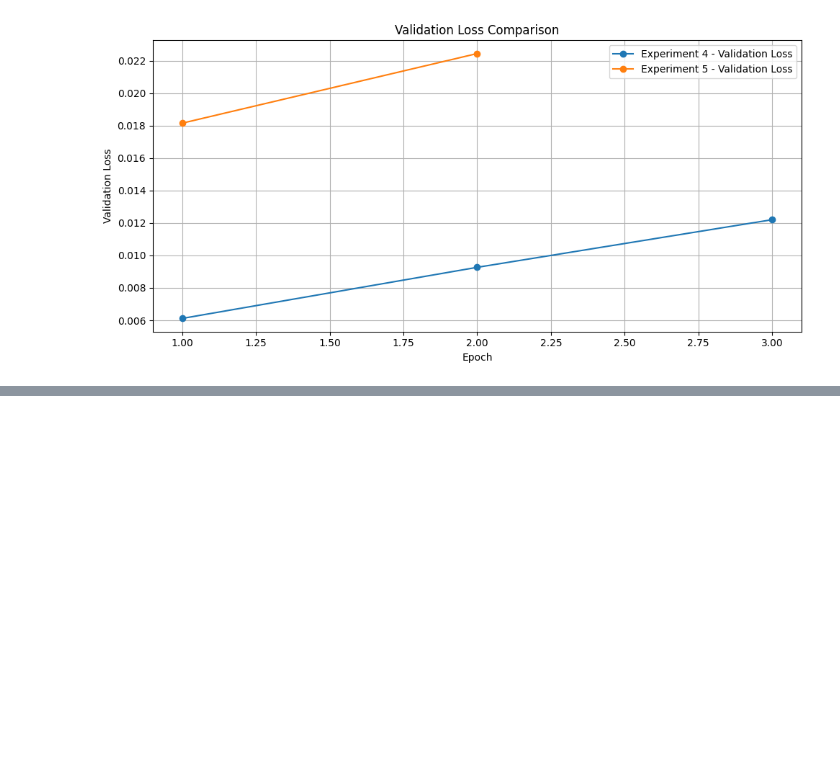
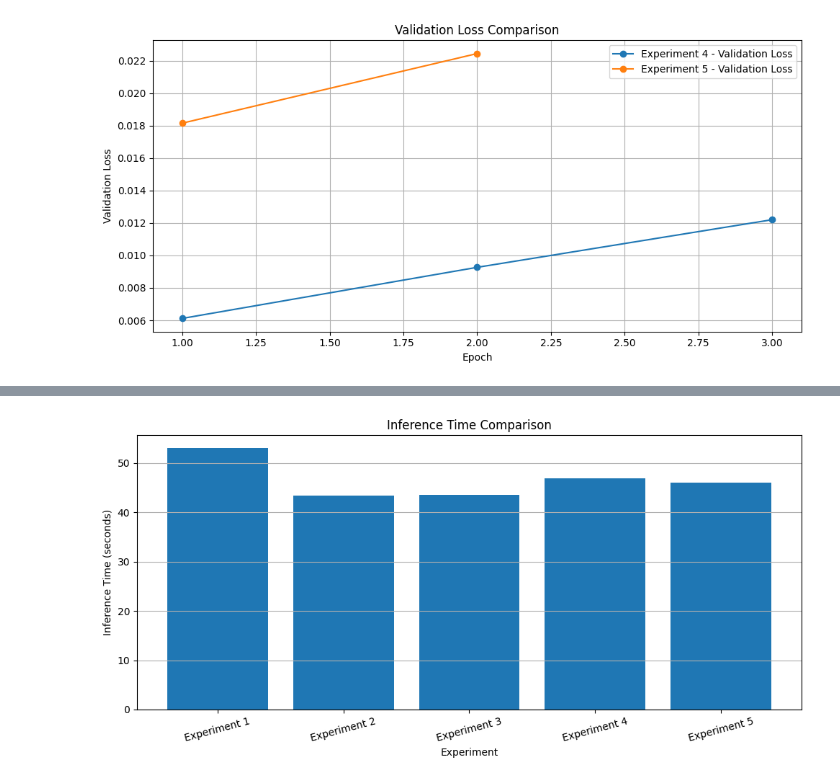
Before and after one commit to minadjordjevic/Language-Classification, a Jupyter notebook: language_classification.ipynb, the cells around one changed output, grey strips where cells are left out. Drawn from its saved outputs; the diff is of its cells as text; code cells hidden in the pictures; blank space fills up the shorter version.

```diff
--- a/language_classification.ipynb
+++ b/language_classification.ipynb
@@ -2427,0 +2560,20 @@ plt.show()
+# %%
+import matplotlib.pyplot as plt
+
+plt.figure(figsize=(10, 5))
+
+plt.bar(
+    results_table["Experiment"],
+    results_table["Inference Time (s)"]
+)
+
+plt.title("Inference Time Comparison")
+plt.xlabel("Experiment")
+plt.ylabel("Inference Time (seconds)")
+plt.xticks(rotation=15)
+plt.grid(axis="y")
+
+plt.tight_layout()
+plt.show()
+# %% [output]
+[figure, added]
```
Also changed, not shown: parts of 5 cells of this notebook.
